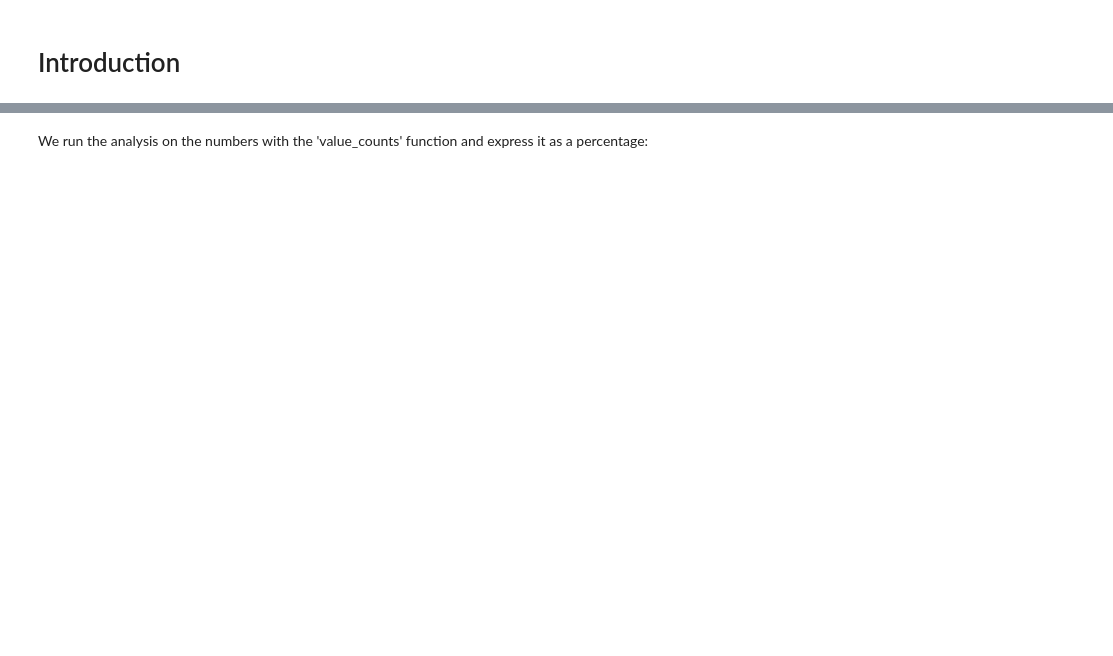
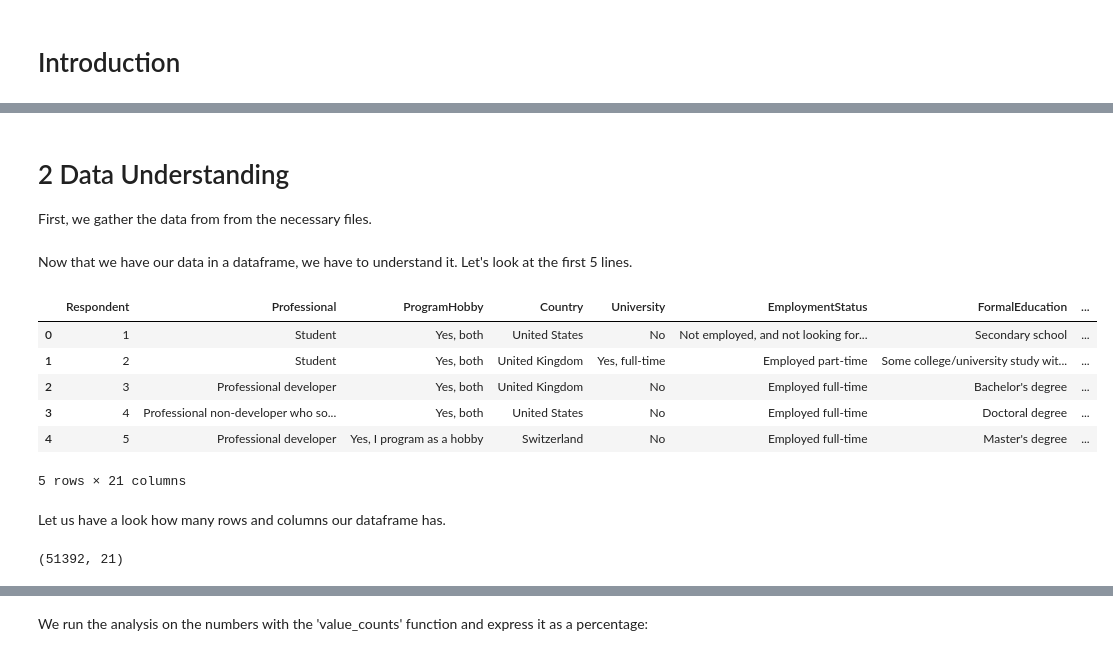
Before and after one commit to JakePython/Udacity-Blog, a Jupyter notebook: Udacity Blog Remote working.ipynb, the cells around one changed output, grey strips where cells are left out. Drawn from its saved outputs; the diff is of its cells as text; code cells hidden in the pictures; blank space fills up the shorter version.

```diff
--- a/Udacity Blog Remote working.ipynb
+++ b/Udacity Blog Remote working.ipynb
@@ -16,3 +16,7 @@ To clean and prepare the data, a new column will be created in the dataframe tha
+# %% [markdown]
+# 2 Data Understanding
+
+First, we gather the data from from the necessary files.
 # %%
 #We import the necessary libraries
 import numpy as np
@@ -28,3 +38,21 @@ import matplotlib.pyplot as plt
     '''
 #Create a dataframe, one main table from the Excel sheet
 df = pd.read_excel('C:\\Users\\vdwaltjl\\OneDrive - Vodafone Group\\General\\Training and Studies\\Udacity Data Science\\survey-results-public_short.xlsx')
+# %% [markdown]
+Now that we have our data in a dataframe, we have to understand it. Let's look at the first 5 lines.
+# %%
+df.head()
+# %% [output]
+|  | Respondent | Professional | ProgramHobby | Country | University | EmploymentStatus | FormalEducation | ... |
+| 0 | 1 | Student | Yes, both | United States | No | Not employed, and not looking for... | Secondary school | ... |
+| 1 | 2 | Student | Yes, both | United Kingdom | Yes, full-time | Employed part-time | Some college/university study wit... | ... |
+| 2 | 3 | Professional developer | Yes, both | United Kingdom | No | Employed full-time | Bachelor's degree | ... |
+| 3 | 4 | Professional non-developer who so... | Yes, both | United States | No | Employed full-time | Doctoral degree | ... |
+| 4 | 5 | Professional developer | Yes, I program as a hobby | Switzerland | No | Employed full-time | Master's degree | ... |
+5 rows × 21 columns
+# %% [markdown]
+Let us have a look how many rows and columns our dataframe has.
+# %%
+df.shape
+# %% [output]
+(51392, 21)
```
Also changed, not shown: parts of 51 cells of this notebook.
